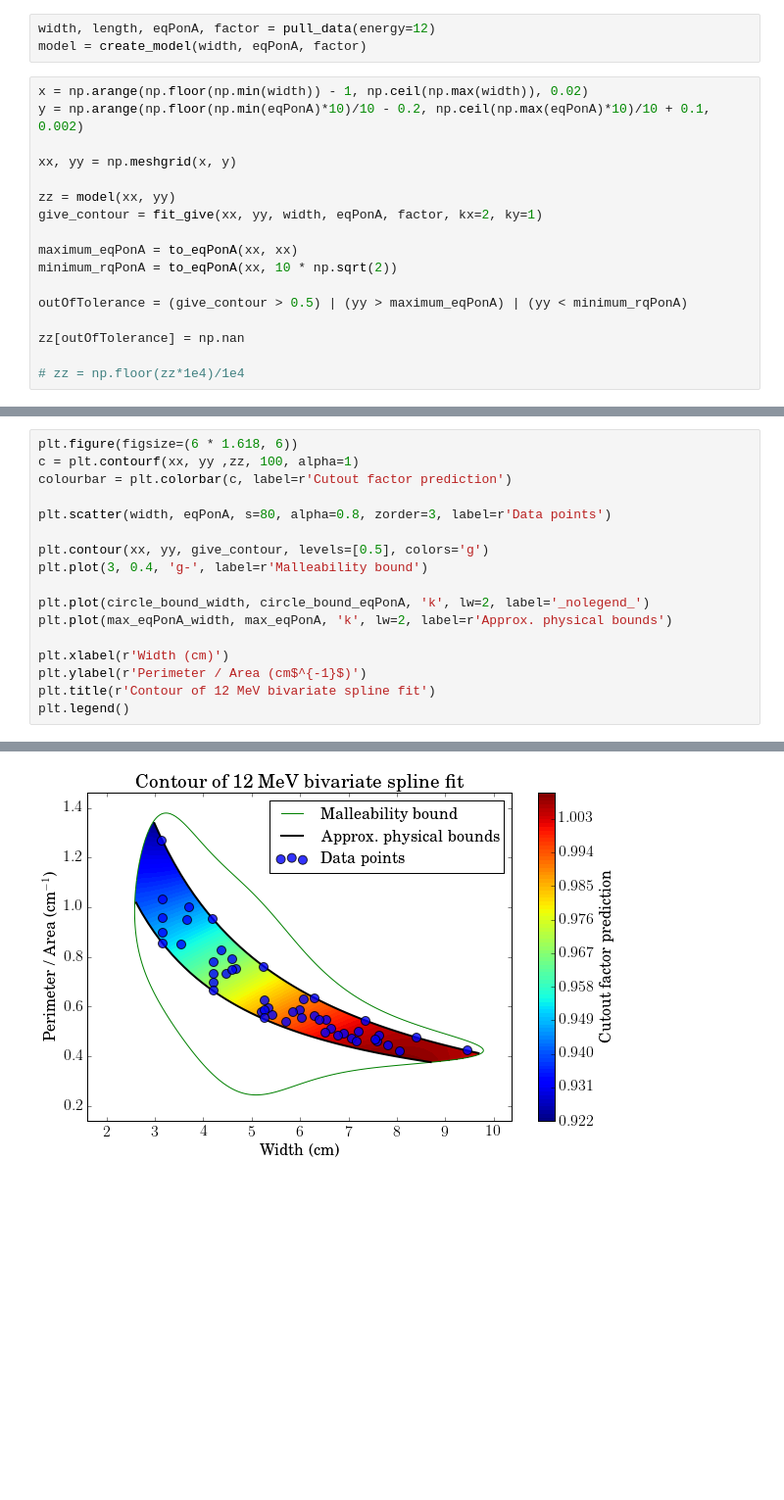
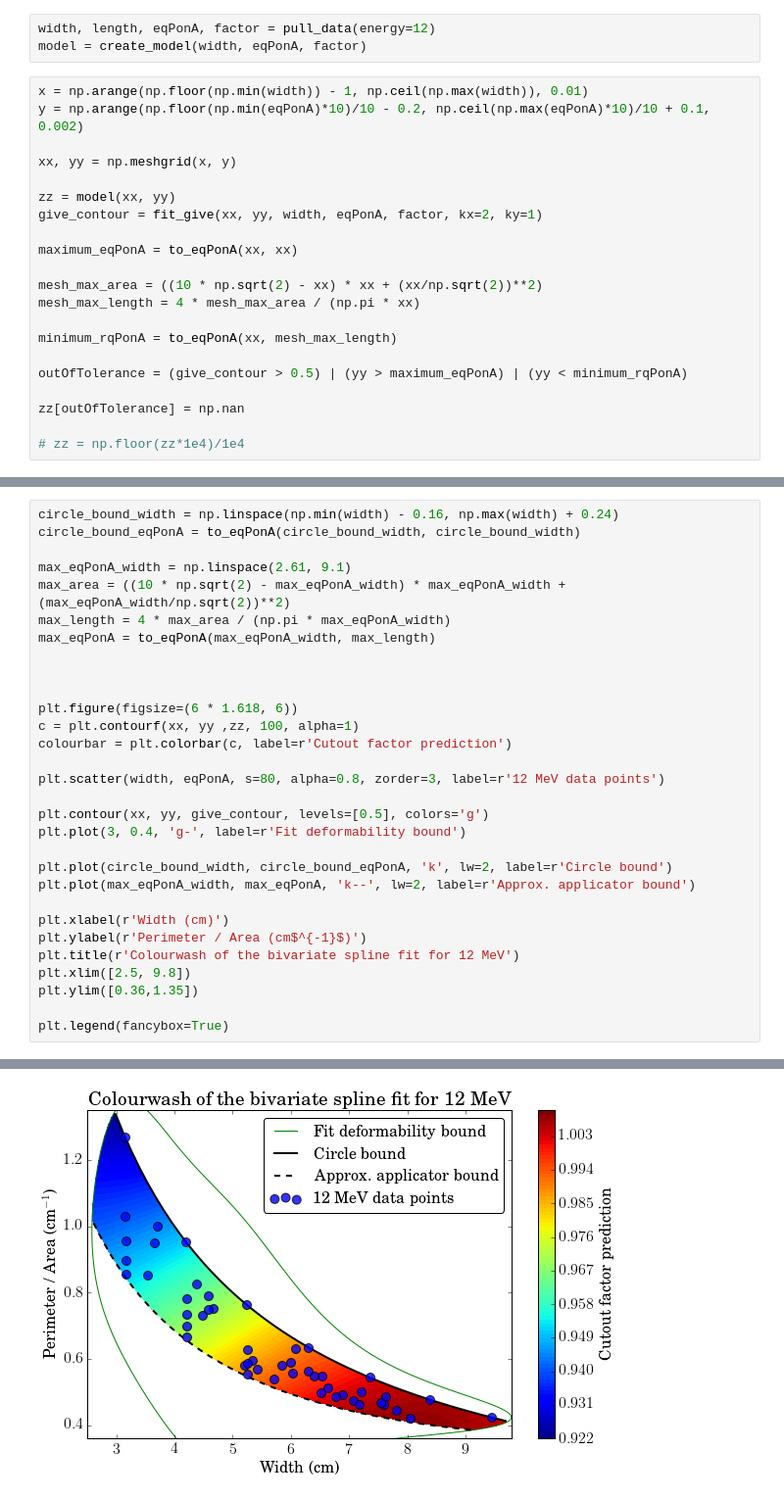
Before and after one commit to SimonBiggs/electronfactors, a Jupyter notebook: examples/Results model figures.ipynb, the cells around one changed output, grey strips where cells are left out. Shown at 98% size. Drawn from its saved outputs; the diff is of its cells as text; blank space fills up the shorter version.

Commit message:
results figures

```diff
--- a/examples/Results model figures.ipynb
+++ b/examples/Results model figures.ipynb
@@ -29,7 +31,7 @@ rc('legend', fontsize=16)
 width, length, eqPonA, factor = pull_data(energy=12)
 model = create_model(width, eqPonA, factor)
 # %%
-x = np.arange(np.floor(np.min(width)) - 1, np.ceil(np.max(width)), 0.02)
+x = np.arange(np.floor(np.min(width)) - 1, np.ceil(np.max(width)), 0.01)
 y = np.arange(np.floor(np.min(eqPonA)*10)/10 - 0.2, np.ceil(np.max(eqPonA)*10)/10 + 0.1, 0.002)
 
 xx, yy = np.meshgrid(x, y)
@@ -38,7 +40,11 @@ zz = model(xx, yy)
 give_contour = fit_give(xx, yy, width, eqPonA, factor, kx=2, ky=1)
 
 maximum_eqPonA = to_eqPonA(xx, xx)
-minimum_rqPonA = to_eqPonA(xx, 10 * np.sqrt(2))
+
+mesh_max_area = ((10 * np.sqrt(2) - xx) * xx + (xx/np.sqrt(2))**2)
+mesh_max_length = 4 * mesh_max_area / (np.pi * xx)
+
+minimum_rqPonA = to_eqPonA(xx, mesh_max_length)
 
 outOfTolerance = (give_contour > 0.5) | (yy > maximum_eqPonA) | (yy < minimum_rqPonA)
 
@@ -54,20 +54,33 @@ max_eqPonA = to_eqPonA(max_eqPonA_width, 10 * np.sqrt(2))
 # %%
+circle_bound_width = np.linspace(np.min(width) - 0.16, np.max(width) + 0.24)
+circle_bound_eqPonA = to_eqPonA(circle_bound_width, circle_bound_width)
+
+max_eqPonA_width = np.linspace(2.61, 9.1)
+max_area = ((10 * np.sqrt(2) - max_eqPonA_width) * max_eqPonA_width + (max_eqPonA_width/np.sqrt(2))**2)
+max_length = 4 * max_area / (np.pi * max_eqPonA_width)
+max_eqPonA = to_eqPonA(max_eqPonA_width, max_length)
+
+
+
 plt.figure(figsize=(6 * 1.618, 6))
 c = plt.contourf(xx, yy ,zz, 100, alpha=1)
 colourbar = plt.colorbar(c, label=r'Cutout factor prediction')
 
-plt.scatter(width, eqPonA, s=80, alpha=0.8, zorder=3, label=r'Data points')
+plt.scatter(width, eqPonA, s=80, alpha=0.8, zorder=3, label=r'12 MeV data points')
 
 plt.contour(xx, yy, give_contour, levels=[0.5], colors='g')
-plt.plot(3, 0.4, 'g-', label=r'Malleability bound')
+plt.plot(3, 0.4, 'g-', label=r'Fit deformability bound')
 
-plt.plot(circle_bound_width, circle_bound_eqPonA, 'k', lw=2, label='_nolegend_')
-plt.plot(max_eqPonA_width, max_eqPonA, 'k', lw=2, label=r'Approx. physical bounds')
+plt.plot(circle_bound_width, circle_bound_eqPonA, 'k', lw=2, label=r'Circle bound')
+plt.plot(max_eqPonA_width, max_eqPonA, 'k--', lw=2, label=r'Approx. applicator bound')
 
 plt.xlabel(r'Width (cm)')
 plt.ylabel(r'Perimeter / Area (cm$^{-1}$)')
-plt.title(r'Contour of 12 MeV bivariate spline fit')
-plt.legend()
+plt.title(r'Colourwash of the bivariate spline fit for 12 MeV')
+plt.xlim([2.5, 9.8])
+plt.ylim([0.36,1.35])
+
+plt.legend(fancybox=True)
 # %% [output]
 <matplotlib.legend.Legend at 0x...>
-[figure, old version]
+[figure, new version]
```
Also changed, not shown: parts of 13 cells of this notebook.
